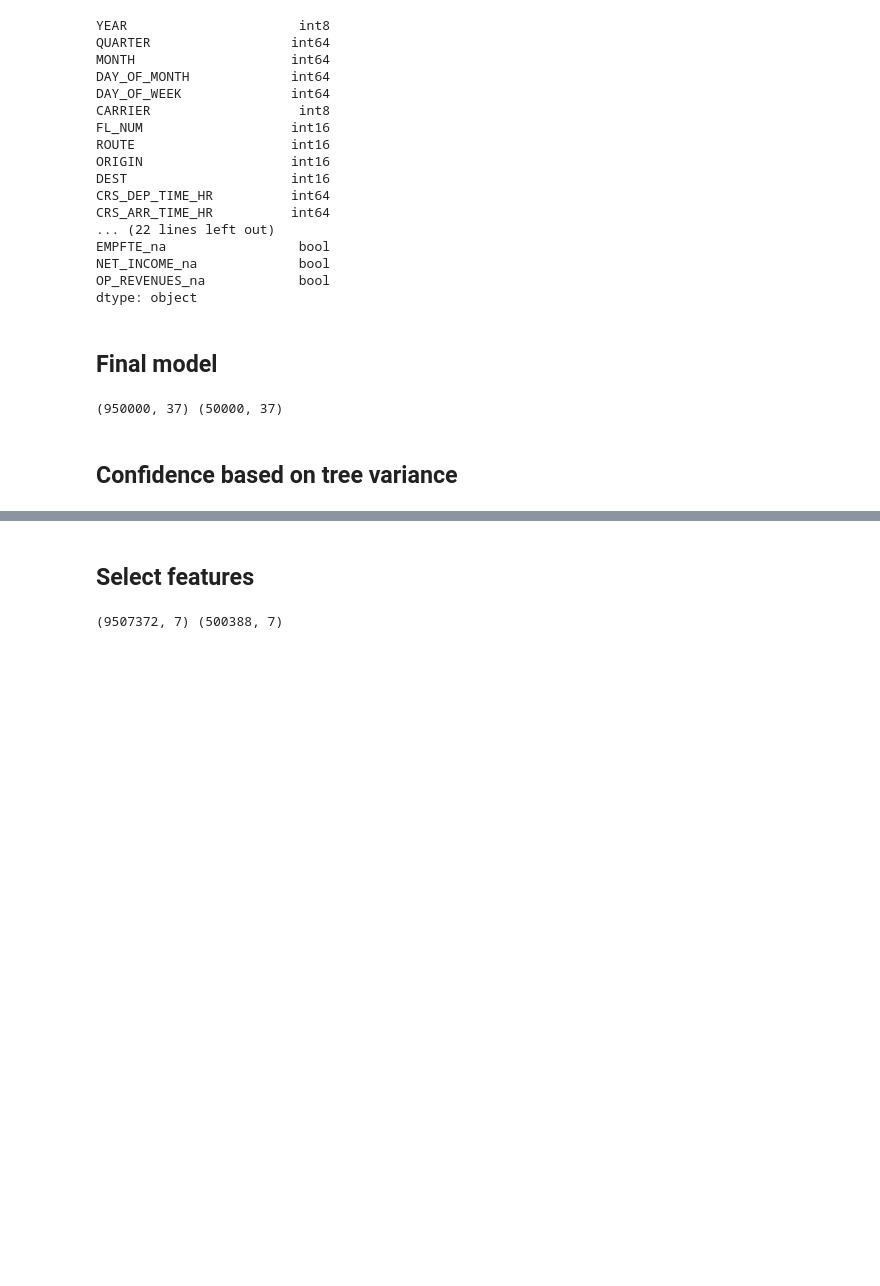
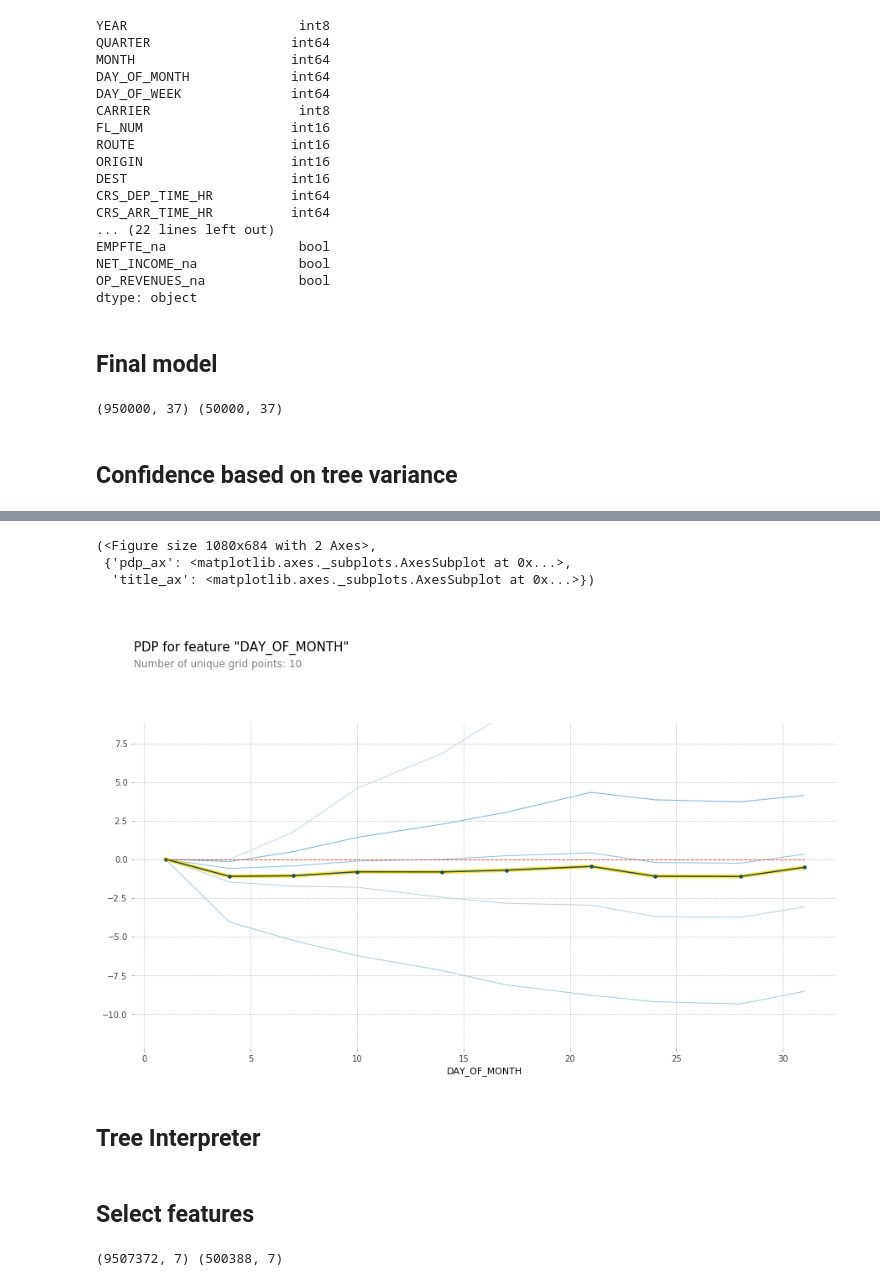
Before and after one commit to sheelabhadra/Pi-star-Skyblazers-DSC-2020, a Jupyter notebook: notebooks/Random-Forest-Copy1.ipynb, the cells around one changed output, grey strips where cells are left out. Drawn from its saved outputs; the diff is of its cells as text; code cells hidden in the pictures; blank space fills up the shorter version.

```diff
--- a/notebooks/Random-Forest-Copy1.ipynb
+++ b/notebooks/Random-Forest-Copy1.ipynb
@@ -282,0 +318,9 @@ feat_importances.nlargest(30).plot(kind='barh')
+# %%
+plot_pdp(feat='DAY_OF_MONTH', clusters=5)
+# %% [output]
+(<Figure size 1080x684 with 2 Axes>,
+ {'pdp_ax': <matplotlib.axes._subplots.AxesSubplot at 0x...>,
+  'title_ax': <matplotlib.axes._subplots.AxesSubplot at 0x...>})
+[figure, added]
+# %% [markdown]
+## Tree Interpreter
```
Also changed, not shown: parts of 17 cells of this notebook.
